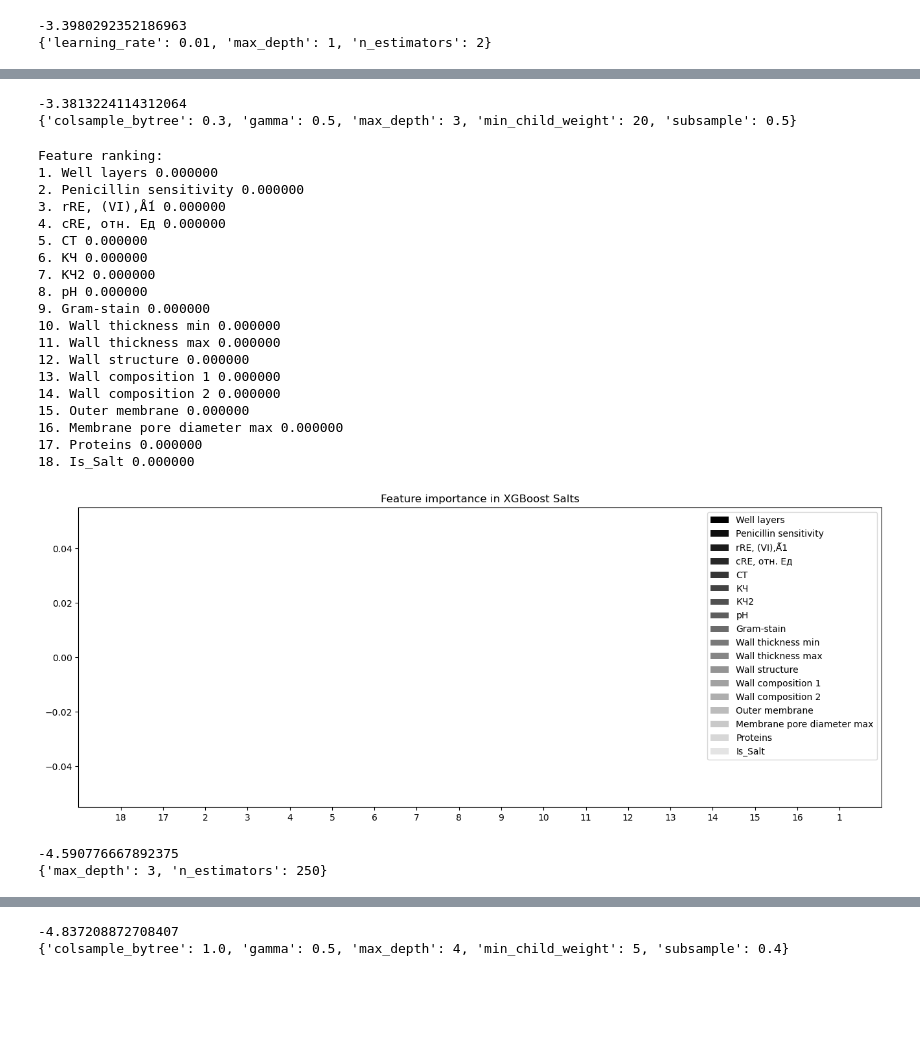
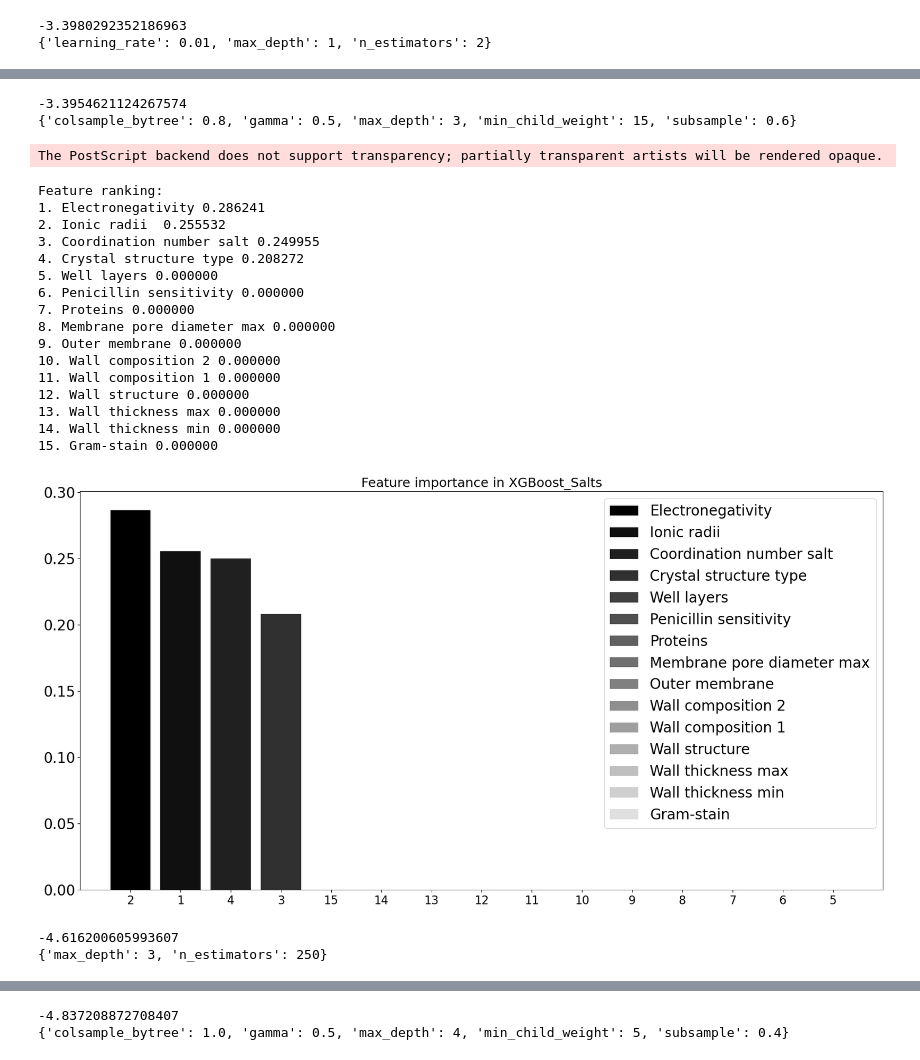
Before and after one commit to Kumokage/ChemML, a Jupyter notebook: notebooks/RuleBasedAlgoth.ipynb, the cells around one changed output, grey strips where cells are left out. Drawn from its saved outputs; the diff is of its cells as text; code cells hidden in the pictures; blank space fills up the shorter version.

```diff
--- a/notebooks/RuleBasedAlgoth.ipynb
+++ b/notebooks/RuleBasedAlgoth.ipynb
@@ -58,7 +58,7 @@ df_bacterias.head()
 # %% [markdown]
 Let's drop names of compounds and bacteria. Also, we will drop price information because it doesn't affect the target variable. For now, we will drop electronic structure and lgβ because we should make some efforts to interpret them for the model. Membrane pore diameter min is also not interesting for us because it has the same value for all bacteria
 # %%
-df = df_experiments.merge(df_compounds, left_on='RE', right_on='RE').merge(df_bacterias, left_on='Bacteria', right_on='Name')
-df = df.drop(['RE', 'Bacteria', 'Membrane pore diameter min', 'Price', 'Name', 'Electronic structure RE3+', 'lgβ'], axis=1)
+df = df_experiments.merge(df_compounds, left_on='REE', right_on='REE').merge(df_bacterias, left_on='Bacteria', right_on='Name')
+df = df.drop(['REE', 'Bacteria', 'Membrane pore diameter min', 'Price', 'Name', 'Electronic structure RE3+', 'lgβ'], axis=1)
 df.head()
 # %% [output]
@@ -132,13 +132,13 @@ from sklearn.ensemble import RandomForestRegressor, GradientBoostingRegressor
 from sklearn.model_selection import GridSearchCV
 import xgboost as xgb
 # %%
-def draw_importance(importances, model_name):
+def draw_importance(importances, model_name, columns=X.columns):
     features = {}
-    for i, feature in enumerate(X.columns):
+    for i, feature in enumerate(columns):
         features[f"f{i+1}"] = feature
 
     indices = np.argsort(importances)[::-1]
-    num_to_plot = len(X.columns)
+    num_to_plot = len(columns)
     feature_indices = [ind + 1 for ind in indices[:num_to_plot]]
 
     print("Feature ranking:")
@@ -147,14 +147,16 @@ def draw_importance(importances, model_name):
             "%d. %s %f "
             % (f + 1, features["f" + str(feature_indices[f])], importances[indices[f]])
         )
-    plt.figure(figsize=(16, 6))
-    plt.title(f"Feature importance in {model_name}")
+    plt.figure(figsize=(20, 10))
     bars = plt.bar(
         range(num_to_plot),
         importances[indices[:num_to_plot]],
         color=([str(i / float(num_to_plot + 1)) for i in range(num_to_plot)]),
         align="center",
     )
-    ticks = plt.xticks(range(num_to_plot), feature_indices)
+    ticks = plt.xticks(range(num_to_plot), feature_indices, fontsize=16)
+    plt.yticks(fontsize=20)
     plt.xlim([-1, num_to_plot])
-    plt.legend(bars, [u"".join(features["f" + str(i)]) for i in feature_indices]);
+    plt.legend(bars, [u"".join(features["f" + str(i)]) for i in feature_indices], fontsize="20");
+    plt.savefig(f'mock/{model_name}.eps', format='eps', dpi=600, bbox_inches='tight', transparent="True", pad_inches=0)
+    plt.title(f"Feature importance in {model_name}")
@@ -297,11 +326,11 @@ Feature ranking:
 
 We can see, that environment condition where compound take place hardly affect model, so let's split datasets and train to different models for salts and solution.
 # %%
-X_salts = X[X['Is_Salt'] == 1]
-y_salts = y[X['Is_Salt'] == 1]
+X_salts = X[X['Is salt'] == 1].drop(['Coordination number solution', 'рН', 'Is salt'], axis=1)
+y_salts = y[X['Is salt'] == 1]
 
-X_solution = X[X['Is_Salt'] == 0]
-y_solution = y[X['Is_Salt'] == 0]
+X_solution = X[X['Is salt'] == 0].drop(['Coordination number salt', 'Is salt'], axis=1)
+y_solution = y[X['Is salt'] == 0]
 # %%
 parameters = {
     'n_estimators': range(50, 1000, 50),
@@ -392,9 +417,9 @@ Feature ranking:
 # %%
 parameters = {
-    'min_child_weight': [1, 5, 7, 10, 11, 12, 15, 17, 18, 20],
+    'min_child_weight': [1, 5, 7, 10, 11, 12, 15,],
     'gamma': [0.5, 1, 1.5, 2, 2.5, 3, 5],
-    'subsample': [0.3, 0.4, 0.5, 0.6, 0.8, 1.0],
-    'colsample_bytree': [0.3, 0.4, 0.5, 0.6, 0.8, 1.0],
+    'subsample': [0.4, 0.5, 0.6, 0.8, 1.0],
+    'colsample_bytree': [0.4, 0.5, 0.6, 0.8, 1.0],
     'max_depth': [3, 4, 5]
 }
 
@@ -411,31 +436,29 @@ best_xgboost_salts = clf.best_estimator_
 print(clf.best_score_)
 print(clf.best_params_)
 # %% [output]
--3.3813224114312064
-{'colsample_bytree': 0.3, 'gamma': 0.5, 'max_depth': 3, 'min_child_weight': 20, 'subsample': 0.5}
+-3.3954621124267574
+{'colsample_bytree': 0.8, 'gamma': 0.5, 'max_depth': 3, 'min_child_weight': 15, 'subsample': 0.6}
 # %%
-draw_importance(best_xgboost_salts.feature_importances_, "XGBoost Salts")
+draw_importance(best_xgboost_salts.feature_importances_, "XGBoost_Salts", X_salts.columns)
 # %% [output]
-Feature ranking:
-1. Well layers 0.000000
-2. Penicillin sensitivity 0.000000
-3. rRE, (VI),Ǻ1 0.000000
-4. cRE, отн. Ед 0.000000
-5. СТ 0.000000
-6. КЧ 0.000000
-7. КЧ2 0.000000
-8. рН 0.000000
-9. Gram-stain 0.000000
-10. Wall thickness min 0.000000
-11. Wall thickness max 0.000000
-12. Wall structure 0.000000
-13. Wall composition 1 0.000000
-14. Wall composition 2 0.000000
-15. Outer membrane 0.000000
-16. Membrane pore diameter max 0.000000
-17. Proteins 0.000000
-18. Is_Salt 0.000000
+The PostScript backend does not support transparency; partially transparent artists will be rendered opaque.
+Feature ranking:
+1. Electronegativity 0.286241
+2. Ionic radii  0.255532
+3. Coordination number salt 0.249955
+4. Crystal structure type 0.208272
+5. Well layers 0.000000
+6. Penicillin sensitivity 0.000000
+7. Proteins 0.000000
+8. Membrane pore diameter max 0.000000
+9. Outer membrane 0.000000
+10. Wall composition 2 0.000000
+11. Wall composition 1 0.000000
+12. Wall structure 0.000000
+13. Wall thickness max 0.000000
+14. Wall thickness min 0.000000
+15. Gram-stain 0.000000
-[figure, old version]
+[figure, new version]
 # %%
 parameters = {
     'n_estimators': range(50, 1000, 50),
@@ -454,6 +477,6 @@ best_random_forest_solution = clf.best_estimator_
 print(clf.best_score_)
 print(clf.best_params_)
 # %% [output]
--4.590776667892375
+-4.616200605993607
 {'max_depth': 3, 'n_estimators': 250}
 # %%
```
Also changed, not shown: parts of 19 cells of this notebook, 12 other files.
